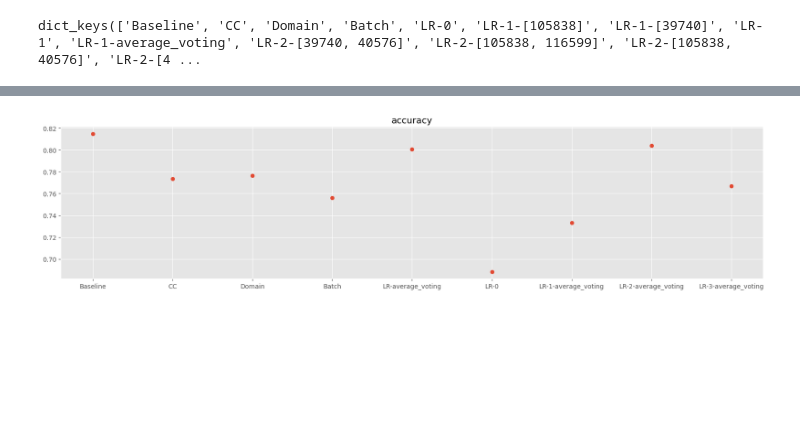
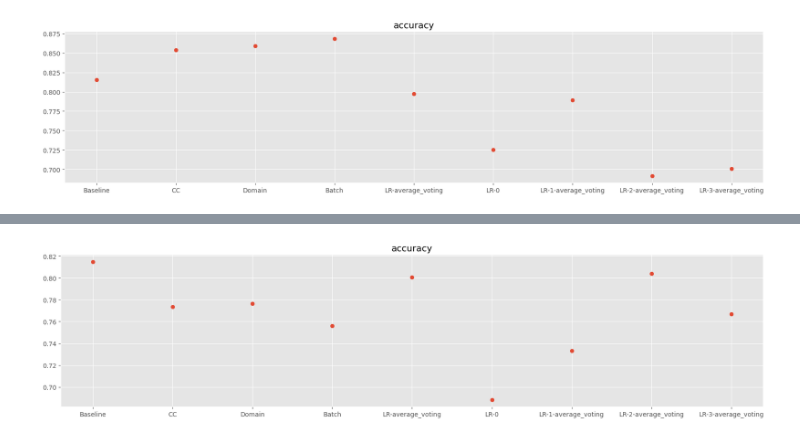
Before and after one commit to xxxxxa-hub/ICL, a Jupyter notebook: Visualization.ipynb, the cells around one changed output, grey strips where cells are left out. Drawn from its saved outputs; the diff is of its cells as text; code cells hidden in the pictures; blank space fills up the shorter version.

```diff
--- a/Visualization.ipynb
+++ b/Visualization.ipynb
@@ -10,11 +10,6 @@ for dataset_name in ['agnews', 'financial_phrasebank', 'glue_sst2', 'rotten_toma
     file_path = f"results/results_k_[4]_seeds_5_datasets_['{dataset_name}']_models_['Llama'].pkl"
     with open(file_path,'rb') as f:
         results_dicts[dataset_name] = pickle.load(f)
-# %%
-all_methods = outcomes[list(outcomes.keys())[0]]['4'].keys()
-all_methods
-# %% [output]
-dict_keys(['Baseline', 'CC', 'Domain', 'Batch', 'LR-0', 'LR-1-[105838]', 'LR-1-[39740]', 'LR-1', 'LR-1-average_voting', 'LR-2-[39740, 40576]', 'LR-2-[105838, 116599]', 'LR-2-[105838, 40576]', 'LR-2-[4 ...
 # %%
 def generate_plot(results_dicts, dataset_name, methods_to_compare, metrics):
     outcomes = results_dicts[dataset_name]['Llama']['results_dic']
@@ -43,3 +38,7 @@ def generate_plot(results_dicts, dataset_name, methods_to_compare, metrics):
 methods_to_compare = ['Baseline', 'CC', 'Domain', 'Batch', 'LR-average_voting',\
                       'LR-0','LR-1-average_voting','LR-2-average_voting','LR-3-average_voting']
 metrics = ['accuracy','averaged_truelabel_likelihood','macro_F1','expected_calibration_error_1']
+# %%
+generate_plot(results_dicts, 'financial_phrasebank', methods_to_compare, ['accuracy'])
+# %% [output]
+[figure, added]
```
Also changed, not shown: parts of 4 cells of this notebook, 6 other files.
